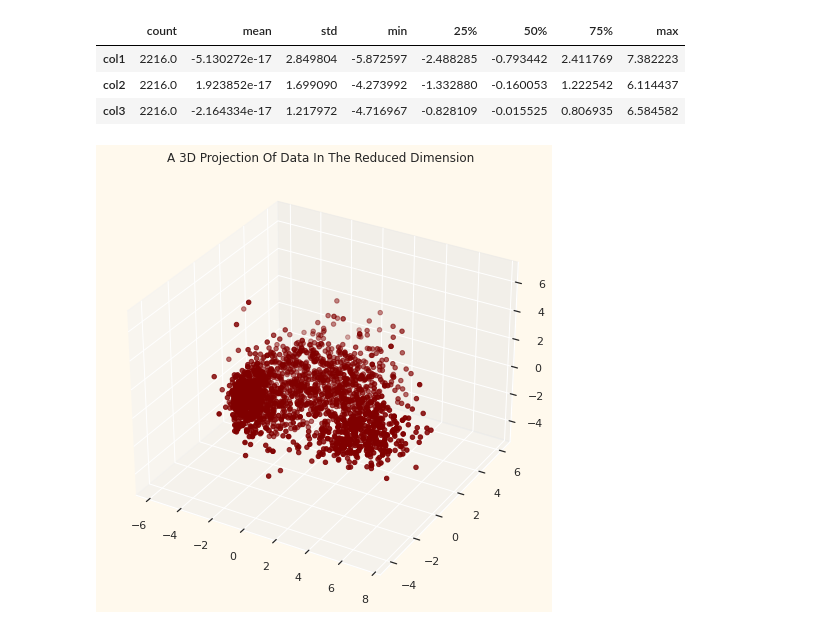
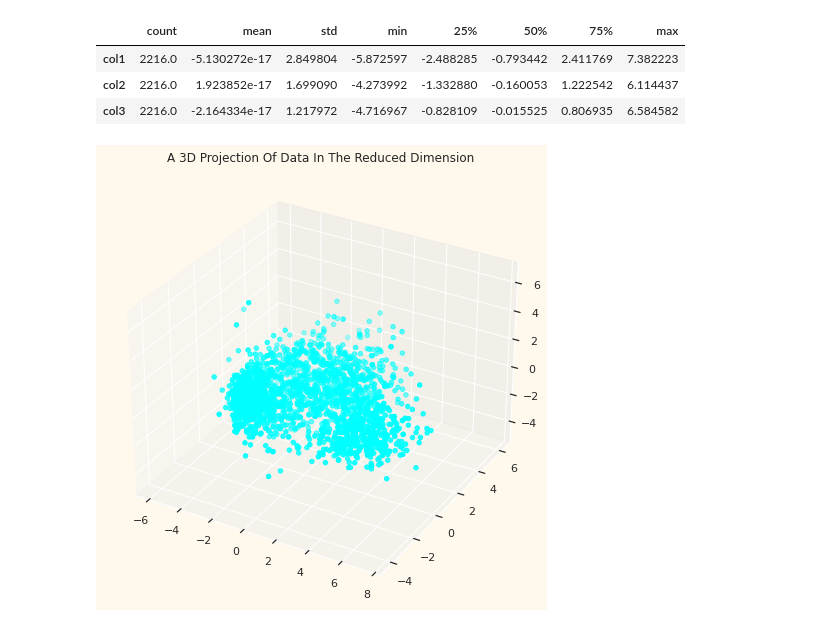
Before and after one commit to March-To-The-Sea/Customer-Segmentation-Clustering, a Jupyter notebook: customer-segmentation-kmeans-clustering-python.ipynb, the cells around one changed output. Cells and saved outputs as stored; diff of their text form; code cells hidden in the pictures.

```diff
--- a/customer-segmentation-kmeans-clustering-python.ipynb
+++ b/customer-segmentation-kmeans-clustering-python.ipynb
@@ -230,13 +237,13 @@ PCA_ds.describe().T
 # %%
 x =PCA_ds["col1"]
 y =PCA_ds["col2"]
 z =PCA_ds["col3"]
-#To plot
+
 fig = plt.figure(figsize=(10,8))
 ax = fig.add_subplot(111, projection="3d")
-ax.scatter(x,y,z, c="maroon", marker="o" )
+ax.scatter(x,y,z, c = "cyan", marker="o" )
 ax.set_title("A 3D Projection Of Data In The Reduced Dimension")
 plt.show()
 # %% [output]
-[figure, old version]
+[figure, new version]
 # %%
```
Also changed, not shown: parts of 30 cells of this notebook.
